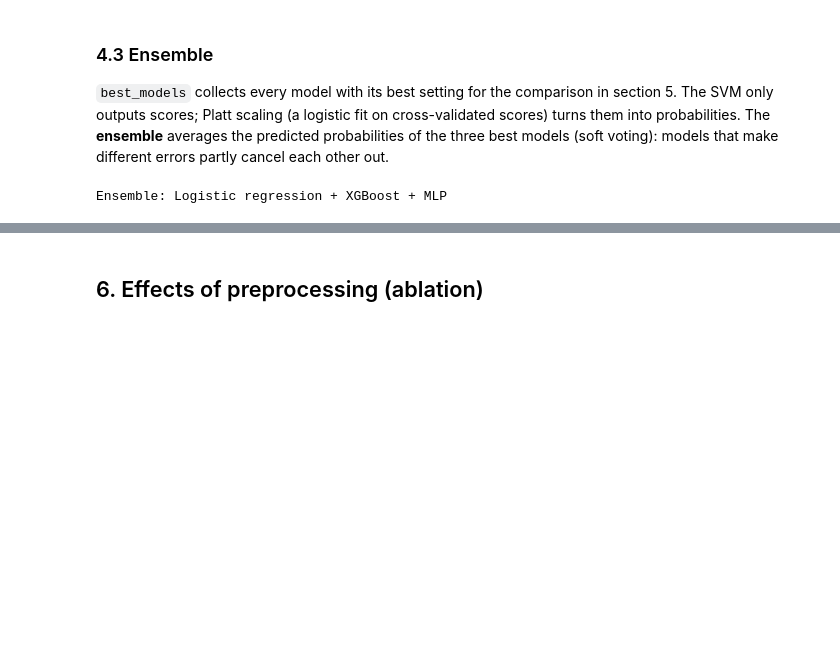
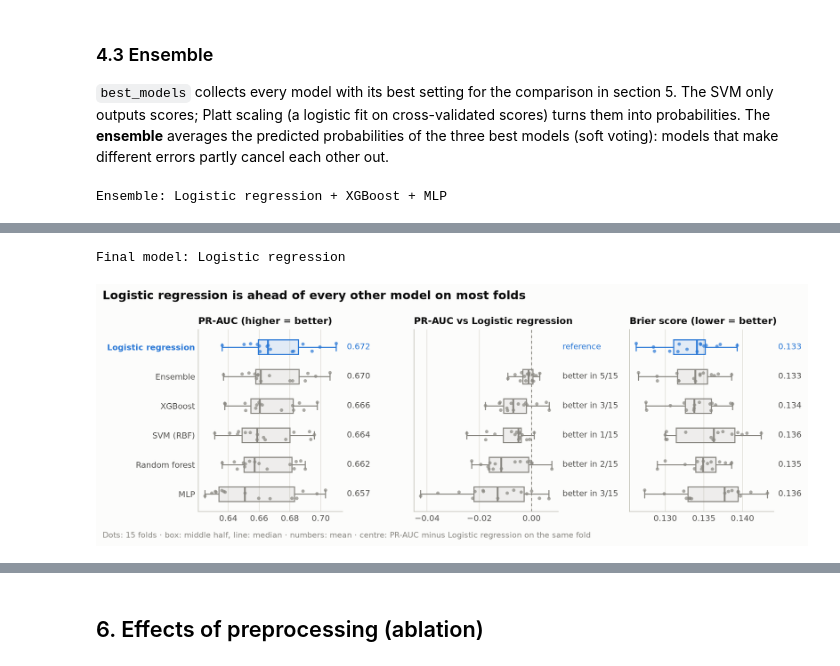
Before and after one commit to aljazfrancic/churn, a Jupyter notebook: churn_prediction.ipynb, the cells around one changed output, grey strips where cells are left out. Drawn from its saved outputs; the diff is of its cells as text; code cells hidden in the pictures; blank space fills up the shorter version.

Commit message:
Add model comparison and selection
Co-Authored-By: Claude Opus 5.5 <noreply@anthropic.com>

```diff
--- a/churn_prediction.ipynb
+++ b/churn_prediction.ipynb
@@ -13,6 +13,7 @@ from sklearn.model_selection import train_test_split
 from churn import config
 from churn.data import clean, column_overview, load_raw, quality_checks, split_features_target
 from churn.eda import association_matrix, association_with_churn, format_p_value
+from churn.evaluation import comparison_table, cross_validate_models, select_model
 from churn.features import FeatureEngineer
 from churn.models import best_models, tune_models, tuning_results
 from churn.pipeline import build_preprocessor, compare_skewness
@@ -21,6 +22,7 @@ from churn.plots import (
     plot_churn_by_tenure_and_contract,
     plot_churn_heatmap,
     plot_churn_rate_by_category,
+    plot_model_comparison,
     plot_new_features,
     plot_numeric_distributions,
     plot_target_distribution,
@@ -372,0 +377,4 @@ Ensemble: Logistic regression + XGBoost + MLP
+# %%
+scores = cross_validate_models(models, X_train, y_train)
+comparison = comparison_table(scores, searches)
+comparison.style.format(precision=3, na_rep="–")
@@ -372,0 +397,10 @@ Ensemble: Logistic regression + XGBoost + MLP
+# %%
+final_name = select_model(comparison)
+final_model = models[final_name]
+print("Final model:", final_name)
+plot_model_comparison(
+    scores, final_name, "Logistic regression is ahead of every other model on most folds"
+);
+# %% [output]
+Final model: Logistic regression
+[figure, added]
```
Also changed, not shown: parts of 5 cells of this notebook, 4 other files.
